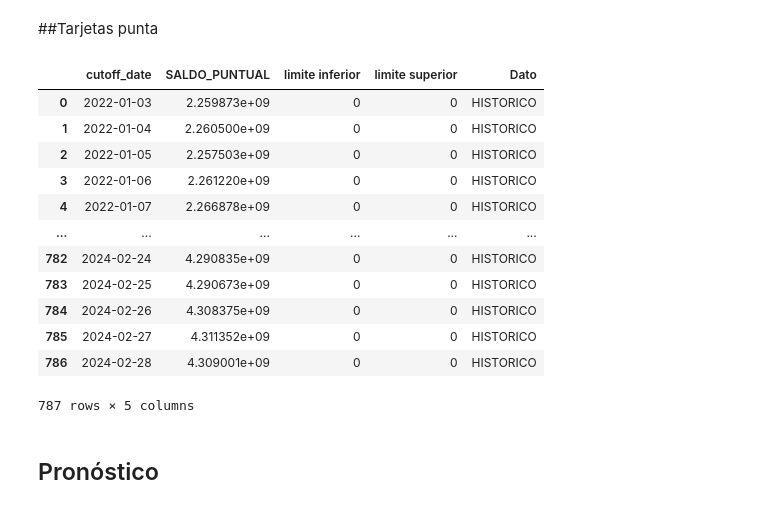
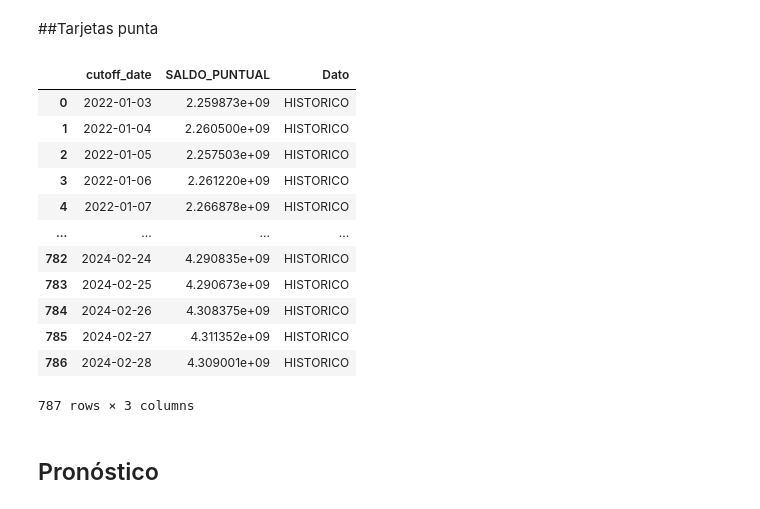
Before and after one commit to Michaelcortes28/Codigo-de-modelo-Double-Exponential-Smoothing-con-Pycaret., a Jupyter notebook: TARJETAS.ipynb, the cells around one changed output. Cells and saved outputs as stored; diff of their text form; code cells hidden in the pictures.

```diff
--- a/TARJETAS.ipynb
+++ b/TARJETAS.ipynb
@@ -62,77 +62,86 @@ Fechas de pronóstico: [datetime.date(2024, 8, 2), datetime.date(2024, 8, 3), da
 
 ##Tarjetas punta
 # %%
-# Filtrado de datos para tarjetas
+# Filtramos el producto a trabajar y el rango de tiempo que vamos a tomar para arreglar la base inicialmente.
 tarjetas = base.filter(col("PRODUCTO") == "TARJETAS") \
                 .filter(col("cutoff_date") < "2024-02-01") \
-                .filter(~col("cutoff_date").isin("2023-07-04", "2023-10-02", "2024-01-02"))
+                .filter(~col("cutoff_date").isin("2023-07-04","2023-10-02","2024-01-02"))
 
-# Conversión de tipos de datos
+# Especificamos el tipo de dato para cada columna.
 tarjetasfin = tarjetas.withColumn("cutoff_date", to_date("cutoff_date", "yyyy-MM-dd")) \
                       .withColumn("SALDO_PUNTUAL", col("SALDO_PUNTUAL").cast("long")) \
                       .withColumn("SALDO_MEDIO", col("SALDO_MEDIO").cast("long"))
 
-# Obtener fechas mínima y máxima
+# Realizamos el Foward Fill mediante una ventana de tiempo.
 min_max_dates = tarjetasfin.select(min("cutoff_date").alias("min_fecha"), max("cutoff_date").alias("max_fecha")).collect()
 min_fecha, max_fecha = min_max_dates[0]
 
-# Crear rango de fechas
 rango_df = spark.range(0, 1).select(F.expr(f"sequence(to_date('{min_fecha}'), to_date('{max_fecha}'), interval 1 day) as fecha")) \
                             .withColumn("cutoff_date", explode("fecha"))
 
-# Unir con datos originales para llenar fechas faltantes
 tarjetas_df = rango_df.join(tarjetasfin, "cutoff_date", "left_outer").dropDuplicates()
 
-# Aplicar ventana para rellenar valores faltantes
 window_spec = Window.orderBy("cutoff_date").rowsBetween(Window.unboundedPreceding, 0)
+
 tarjetas_completo = tarjetas_df.withColumn("SALDO_PUNTUAL", F.last("SALDO_PUNTUAL", ignorenulls=True).over(window_spec)) \
                                .withColumn("SALDO_MEDIO", F.last("SALDO_MEDIO", ignorenulls=True).over(window_spec))
 
-# Selección y ordenamiento de la columna "SALDO_PUNTUAL"
 tarjetas_punta = tarjetas_completo.select("cutoff_date", "SALDO_PUNTUAL").orderBy("cutoff_date")
+
+# Convertimos la base rellenada en un entorno pandas.
 tarjetas_punta = tarjetas_punta.toPandas()
 
-# Construcción del modelo de predicción
+# Construcción modelo de predicción
 tar = TSForecastingExperiment()
+
+# Definimos el entorno de ejecución y los días a pronosticar.
 tar = tar.setup(tarjetas_punta['SALDO_PUNTUAL'], fold=3, fh=30, verbose=False)
+
+# Escoger modelo (se deja comentado para que no aparezca en cada ejecución)
+# tar = tar.compare_models(n_select=3, sort="MAE")
+# Crear el modelo escogido
 dt_tar = tar.create_model('br_cds_dt', verbose=False)
+# Mejorar los hiperparámetros
 nuned_tar = tar.tune_model(dt_tar, verbose=False)
+# Datos que arroja el modelo
+y_pred = tar.predict_model(dt_tar, verbose=False)
+# Datos reales
+y_train = tar.get_config("y_train")
+# Finalizamos la construcción del modelo
+final_tar = tar.finalize_model(nuned_tar)
+# Conjunto de predicción
+y_predict = tar.predict_model(final_tar)
+# Gráfico (se deja comentado para ser validado de ser necesario)
+# plot_series(y_train, y_predict, labels=["Train", "Test predictions"])
+# plt.grid()
 
-# Predicciones y datos reales
-y_pred = tar.predict_model(dt_tar, verbose=False)
-y_train = tar.get_config("y_train")
-final_tar = tar.finalize_model(nuned_tar)
-y_predict = tar.predict_model(final_tar)
-
-# Creación del rango de fechas para predicciones
+# Crear base predicciones
 rango_fechas = pd.date_range(start='2024-02-01', end='2024-03-01', freq='D')
 y_predict["cutoff_date"] = rango_fechas
 y_predict = y_predict[~y_predict['cutoff_date'].isin(["2024-02-29", "2024-03-01"])]
 y_predict = y_predict.rename(columns={'y_pred': 'SALDO_PUNTUAL'})
 y_predict = y_predict[['cutoff_date', 'SALDO_PUNTUAL']]
 
-# Base de datos final
+# Crear base arreglo en febrero
 tarjetas_ = pd.concat([tarjetas_punta, y_predict], ignore_index=True)
-tarjetas_["limite inferior"] = "0"
-tarjetas_["limite superior"] = "0"
 tarjetas_["Dato"] = "HISTORICO"
 tarjetas_['cutoff_date'] = pd.to_datetime(tarjetas_['cutoff_date'])
 tarjetas_['cutoff_date'] = tarjetas_['cutoff_date'].dt.date
 tarjetas_
 # %% [output]
-|  | cutoff_date | SALDO_PUNTUAL | limite inferior | limite superior | Dato |
-| 0 | 2022-01-03 | 2.259873e+09 | 0 | 0 | HISTORICO |
-| 1 | 2022-01-04 | 2.260500e+09 | 0 | 0 | HISTORICO |
-| 2 | 2022-01-05 | 2.257503e+09 | 0 | 0 | HISTORICO |
-| 3 | 2022-01-06 | 2.261220e+09 | 0 | 0 | HISTORICO |
-| 4 | 2022-01-07 | 2.266878e+09 | 0 | 0 | HISTORICO |
-| ... | ... | ... | ... | ... | ... |
-| 782 | 2024-02-24 | 4.290835e+09 | 0 | 0 | HISTORICO |
-| 783 | 2024-02-25 | 4.290673e+09 | 0 | 0 | HISTORICO |
-| 784 | 2024-02-26 | 4.308375e+09 | 0 | 0 | HISTORICO |
-| 785 | 2024-02-27 | 4.311352e+09 | 0 | 0 | HISTORICO |
-| 786 | 2024-02-28 | 4.309001e+09 | 0 | 0 | HISTORICO |
+|  | cutoff_date | SALDO_PUNTUAL | Dato |
+| 0 | 2022-01-03 | 2.259873e+09 | HISTORICO |
+| 1 | 2022-01-04 | 2.260500e+09 | HISTORICO |
+| 2 | 2022-01-05 | 2.257503e+09 | HISTORICO |
+| 3 | 2022-01-06 | 2.261220e+09 | HISTORICO |
+| 4 | 2022-01-07 | 2.266878e+09 | HISTORICO |
+| ... | ... | ... | ... |
+| 782 | 2024-02-24 | 4.290835e+09 | HISTORICO |
+| 783 | 2024-02-25 | 4.290673e+09 | HISTORICO |
+| 784 | 2024-02-26 | 4.308375e+09 | HISTORICO |
+| 785 | 2024-02-27 | 4.311352e+09 | HISTORICO |
+| 786 | 2024-02-28 | 4.309001e+09 | HISTORICO |
-787 rows × 5 columns
+787 rows × 3 columns
 # %% [markdown]
 ## Pronóstico
 # %%
```
Also changed, not shown: parts of 1 cell of this notebook.
